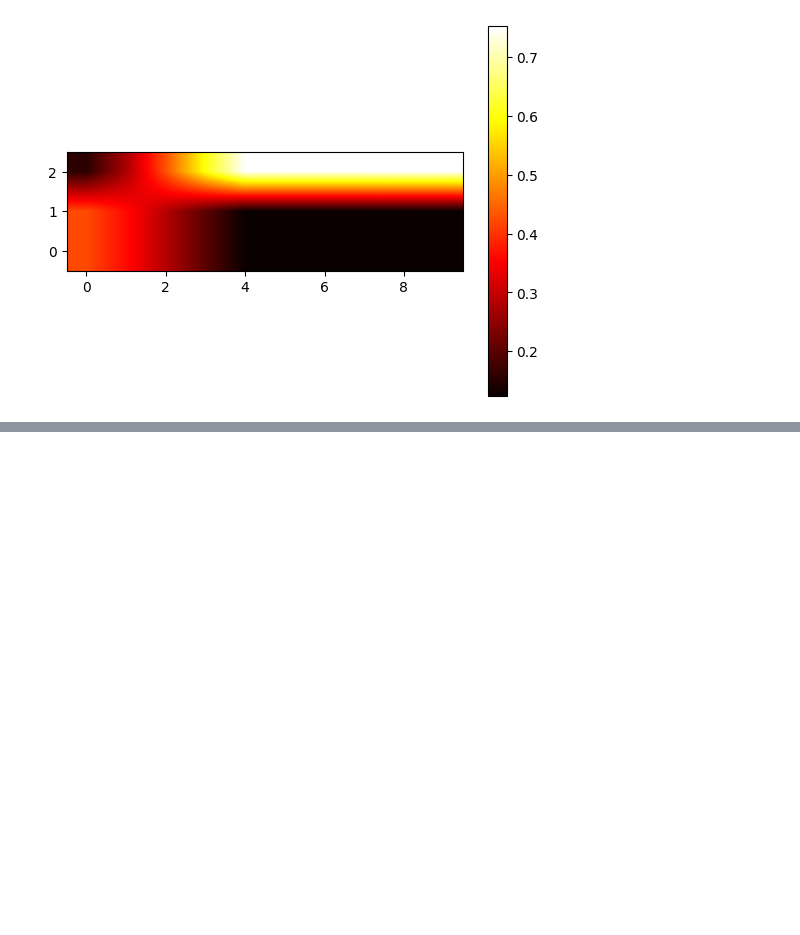
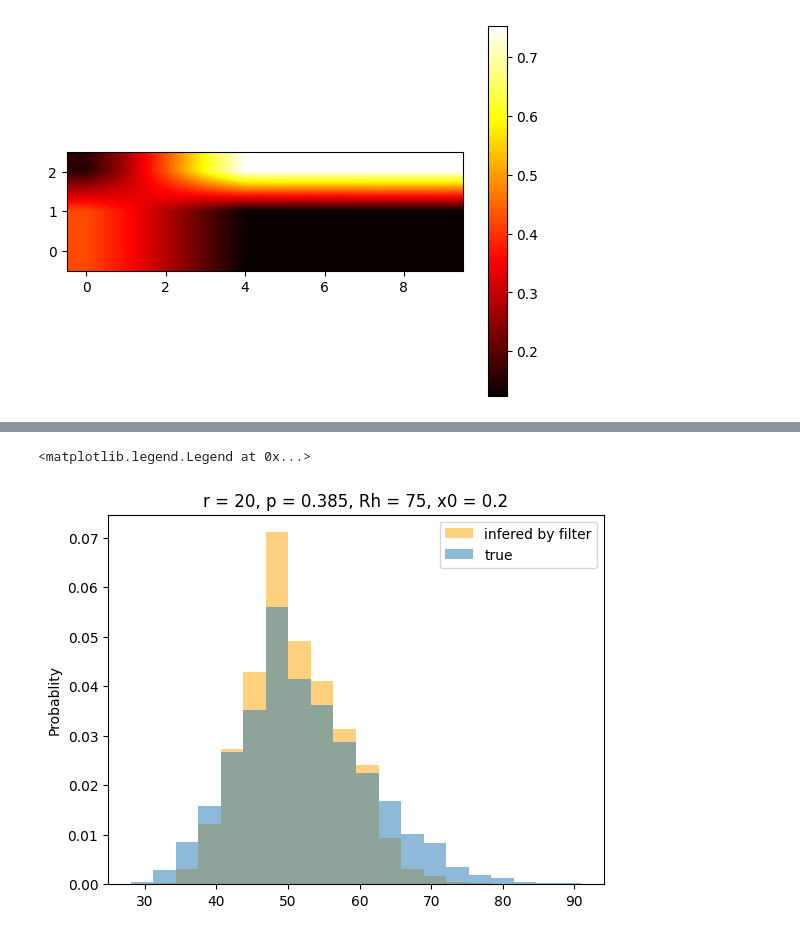
Before and after one commit to kkaliteevskiy/GG3_Neural_Data_Analysis, a Jupyter notebook: task_2_3.ipynb, the cells around one changed output, grey strips where cells are left out. Saved outputs shown, nothing was run; the diff lists cells and outputs as text; code cells hidden in the pictures; blank space fills up the shorter version.

Commit message:
debug models

```diff
--- a/task_2_3.ipynb
+++ b/task_2_3.ipynb
@@ -69,0 +85,4 @@ ll_step.shape
+# %%
+# create set of realizations for step model
+shmm = HMM_Step_Model(m=32, r = 20, x0 = 0.2, Rh = 75, T = 100)
+spikes_step, xs_step, rates_step = shmm.simulate(10000)
@@ -69,0 +119,27 @@ ll_step.shape
+# %%
+true_transitions = []
+
+for x in xs_step:
+    for i in range(len(x)):
+        if x[i] == shmm.r:
+            true_transitions.append(i)
+            break
+# %%
+# _, bins, _ = plt.hist(infered_transition, bins = 20, alpha = 0.5, color='red', label='infered by smoothing', density=True)
+# _ = plt.hist(true_transitions, bins = bins, alpha = 0.5, label='true', density=True)
+# plt.title('r = {r}, p = {p}, Rh = {Rh}, x0 = {x0}'.format(r=shmm.r, p = np.round(shmm.p,3), Rh=shmm.Rh, x0=shmm.x0))
+# # plt.xlabel('State')
+# plt.ylabel('Probablity')
+# plt.legend()
+# # print(np.mean(np.array(infered_transition)), np.mean(np.array(true_transitions)))
+# plt.plot()
+
+plt.hist(infered_transition_filter, bins = bins, alpha = 0.5, color='orange', label='infered by filter', density=True)
+_ = plt.hist(true_transitions, bins = bins, alpha = 0.5, label='true', density=True)
+plt.title('r = {r}, p = {p}, Rh = {Rh}, x0 = {x0}'.format(r=shmm.r, p = np.round(shmm.p,3), Rh=shmm.Rh, x0=shmm.x0))
+# plt.xlabel('State')
+plt.ylabel('Probablity')
+plt.legend()
+# %% [output]
+<matplotlib.legend.Legend at 0x...>
+[figure, added]
```
Also changed, not shown: parts of 9 cells of this notebook, 4 other files.
